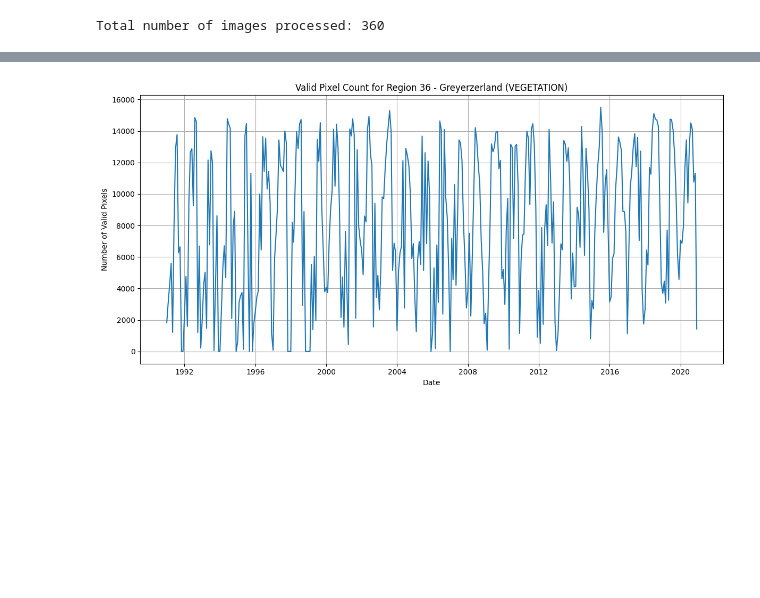
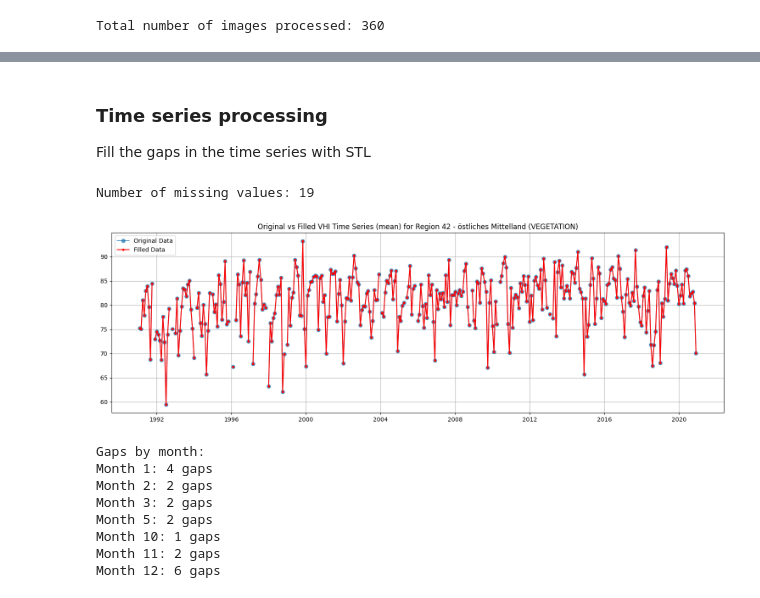
Before and after one commit to swisstopo/topo-satromo, a Jupyter notebook: codegallery/jupyter/Python/stac/reference_values.ipynb, the cells around one changed output, grey strips where cells are left out. Saved outputs shown, nothing was run; the diff lists cells and outputs as text; code cells hidden in the pictures; blank space fills up the shorter version.

Commit message:
Update reference_values.ipynb
- STL to fill gaps in time series of climate reference period (missing months)
- weighted monthly average

```diff
--- a/codegallery/jupyter/Python/stac/reference_values.ipynb
+++ b/codegallery/jupyter/Python/stac/reference_values.ipynb
@@ -113,7 +114,7 @@ endDate = '2020-12-31'
 Filter for time frame, region, etc.
 # %%
 # Filter the regions feature collection to isolate target region
-region_nr = 36 #[31-69]
+region_nr = 42 #[31-69]
 region_feature = regions.filter(ee.Filter.eq('REGION_NR', region_nr)).first()
 
 # Get the region geometry
@@ -128,4 +129,5 @@ vhiCollection = vhiCollection.select('vhi')
 
 region_name = region_feature.get('Name').getInfo()
 print(f"Analyzing region: {region_nr} - {region_name}")
+print(f"Time period: {startDate} to {endDate}")
 # %% [output]
@@ -216,12 +197,21 @@ plt.show()
-# %%
-# Optional: Plot the count of valid pixels over time
-plt.figure(figsize=(12, 6))
-plt.plot(datetime_dates, counts)
-plt.title(f'Valid Pixel Count for Region {region_nr} - {region_name} ({landCover})')
-plt.xlabel('Date')
-plt.ylabel('Number of Valid Pixels')
-plt.grid(True)
-plt.tight_layout()
-plt.show()
-# %% [output]
-[figure, removed]
+# %% [markdown]
+### Time series processing
+Fill the gaps in the time series with STL
+# %%
+# Create a pandas dataframe
+df = pd.DataFrame({
+    'date': [datetime.strptime(d, '%Y-%m-%d') for d in dates],
+    'mean': means,
+    'min': mins,
+    'p15': p15s,
+    'pixel_count': counts
+})
+
+# Set date as the index
+df.set_index('date', inplace=True)
+df.sort_index(inplace=True)
+
+# Check for missing data
+print(f"Number of missing values: {df['mean'].isna().sum()}")
+# %% [output]
+Number of missing values: 19
@@ -227,0 +267,30 @@ plt.show()
+# %%
+# Now let's visualize the results
+plt.figure(figsize=(15, 5))
+
+# Plot: Original vs Filled time series (mean)
+plt.plot(df.index, df['mean'], 'o-', label='Original Data', alpha=0.7)
+plt.plot(ts_filled_mean.index, ts_filled_mean, 'r.-', label='Filled Data')
+plt.title(f'Original vs Filled VHI Time Series (mean) for Region {region_nr} - {region_name} ({landCover})')
+plt.legend()
+plt.grid(True)
+
+plt.tight_layout()
+plt.show()
+
+# Seasonal analysis of gaps
+missing_by_month = df['mean'].isna().groupby(df.index.month).sum()
+print("\nGaps by month:")
+for month, count in missing_by_month.items():
+    if count > 0:
+        print(f"Month {month}: {count} gaps")
+# %% [output]
+[figure, added]
+Gaps by month:
+Month 1: 4 gaps
+Month 2: 2 gaps
+Month 3: 2 gaps
+Month 5: 2 gaps
+Month 10: 1 gaps
+Month 11: 2 gaps
+Month 12: 6 gaps
```
Also changed, not shown: parts of 9 cells of this notebook.
